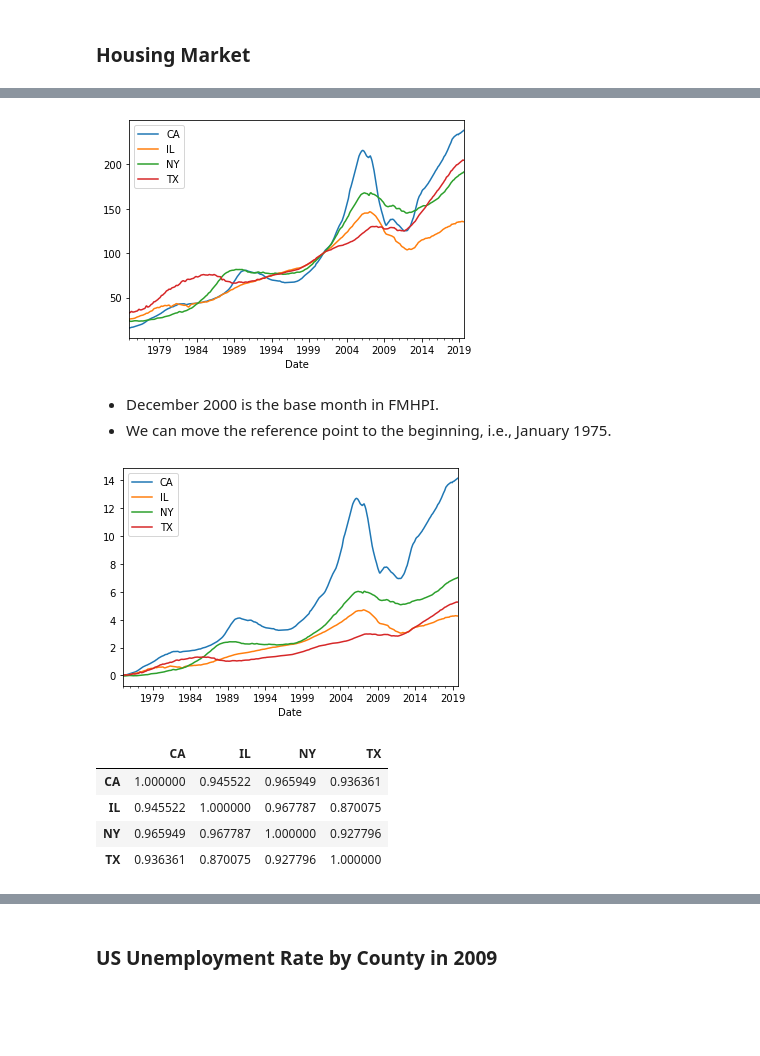
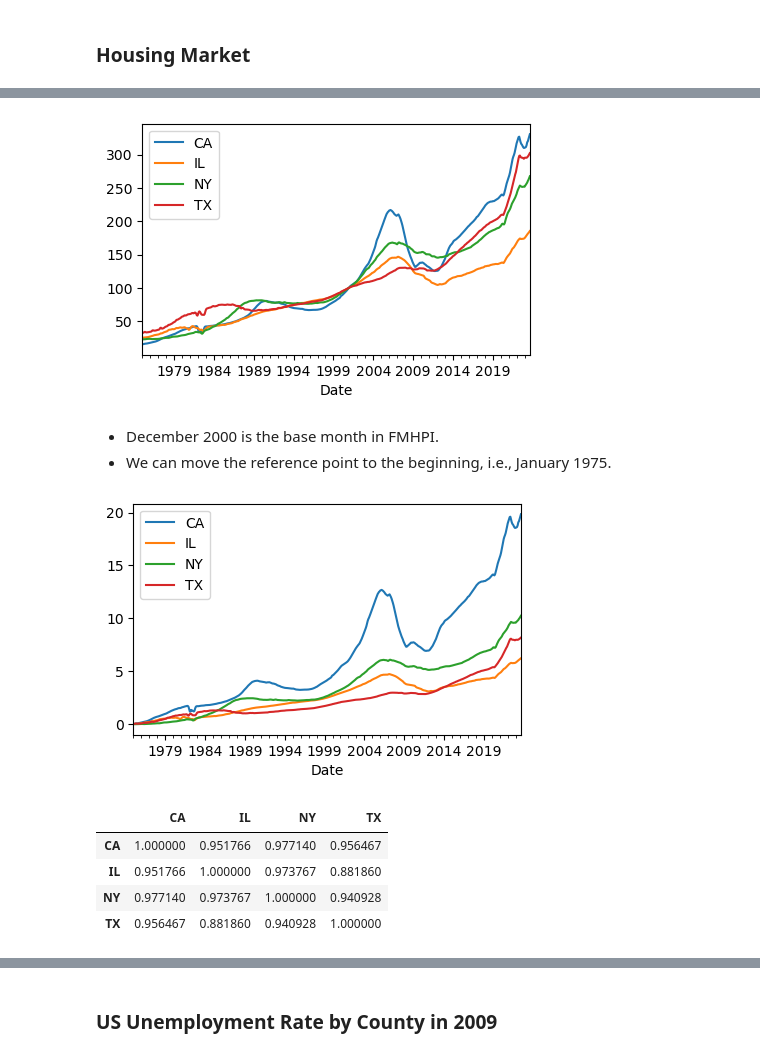
Before and after one commit to yongtwang/engineering-python, a Jupyter notebook: 16C_Pandas_Examples_Housing_Market_and_Unemployment/16C_Pandas_Examples_Housing_Market_and_Unemployment.ipynb, the cells around one changed output, grey strips where cells are left out. Saved outputs shown, nothing was run; the diff lists cells and outputs as text; code cells hidden in the pictures; blank space fills up the shorter version.

```diff
--- a/16C_Pandas_Examples_Housing_Market_and_Unemployment/16C_Pandas_Examples_Housing_Market_and_Unemployment.ipynb
+++ b/16C_Pandas_Examples_Housing_Market_and_Unemployment/16C_Pandas_Examples_Housing_Market_and_Unemployment.ipynb
@@ -155,0 +35,3 @@ Date
+# %%
+df = pd.read_excel('FMAC-HPI_CA_IL_NY_TX.xlsx', 'Sheet1', index_col = 'Date', na_values='NaN')
+df
@@ -156,25 +53,25 @@ Date
 # %%
-df.plot()
+df.plot(figsize=(5,3))
 plt.legend(loc='best')
 plt.show()
 # %% [output]
-[figure, old version]
+[figure, new version]
 # %% [markdown]
 - December 2000 is the base month in FMHPI.
 - We can move the reference point to the beginning, i.e., January 1975.
 # %%
 new_df = (df - df.iloc[0,:]) / df.iloc[0,:]
-new_df.plot()
+new_df.plot(figsize=(5,3))
 plt.legend(loc='best')
 plt.show()
 # %% [output]
-[figure, old version]
+[figure, new version]
 # %%
 ctable = new_df.corr()  # Correlation table
 ctable
 # %% [output]
 |  | CA | IL | NY | TX |
-| CA | 1.000000 | 0.945522 | 0.965949 | 0.936361 |
-| IL | 0.945522 | 1.000000 | 0.967787 | 0.870075 |
-| NY | 0.965949 | 0.967787 | 1.000000 | 0.927796 |
-| TX | 0.936361 | 0.870075 | 0.927796 | 1.000000 |
+| CA | 1.000000 | 0.951766 | 0.977140 | 0.956467 |
+| IL | 0.951766 | 1.000000 | 0.973767 | 0.881860 |
+| NY | 0.977140 | 0.973767 | 1.000000 | 0.940928 |
+| TX | 0.956467 | 0.881860 | 0.940928 | 1.000000 |
```
Also changed, not shown: parts of 14 cells of this notebook, 4 other files.
